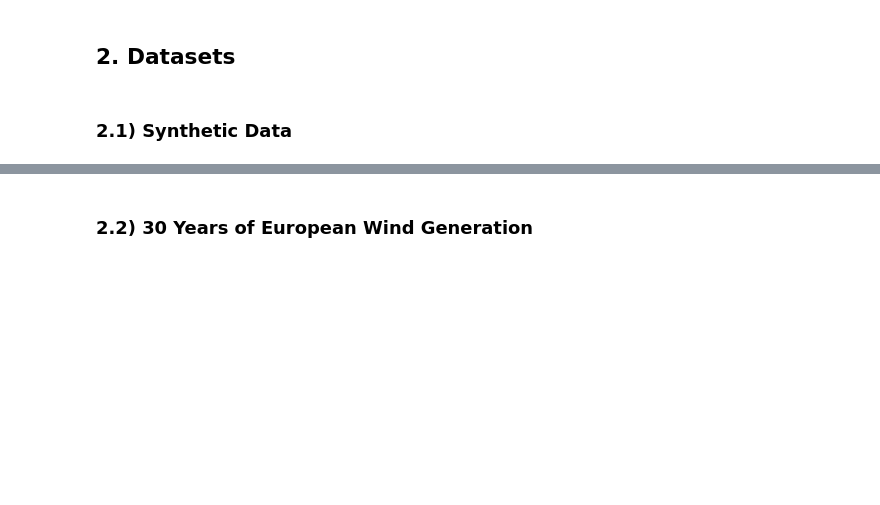
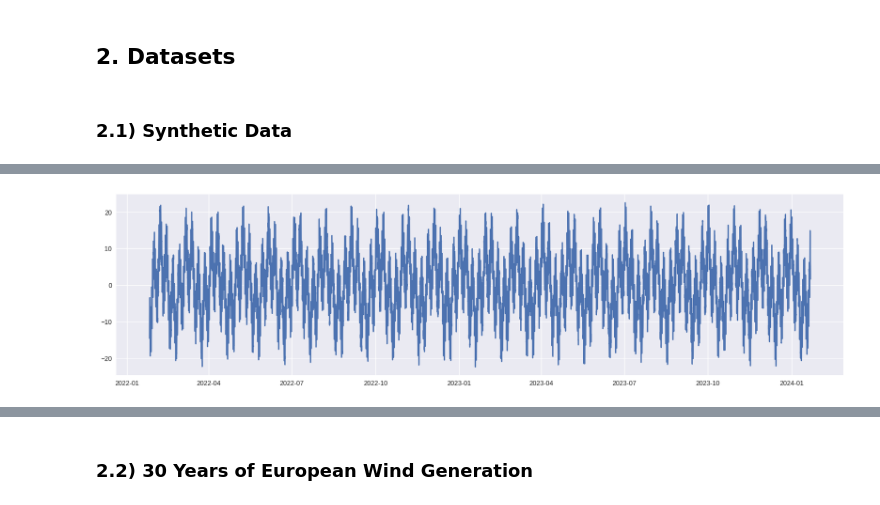
Before and after one commit to anasashb/TransformersEnergyTS, a Jupyter notebook: prototype.ipynb, the cells around one changed output, grey strips where cells are left out. Saved outputs shown, nothing was run; the diff lists cells and outputs as text; code cells hidden in the pictures; blank space fills up the shorter version.

```diff
--- a/prototype.ipynb
+++ b/prototype.ipynb
@@ -36,0 +78,7 @@ df1 = SynthMaker.synthesize_single_series()
+# %%
+# Plot
+plt.figure(figsize=(20, 5))
+plt.plot(df1['date'], df1['TARGET'])
+plt.show()
+# %% [output]
+[figure, added]
```
Also changed, not shown: parts of 11 cells of this notebook.
